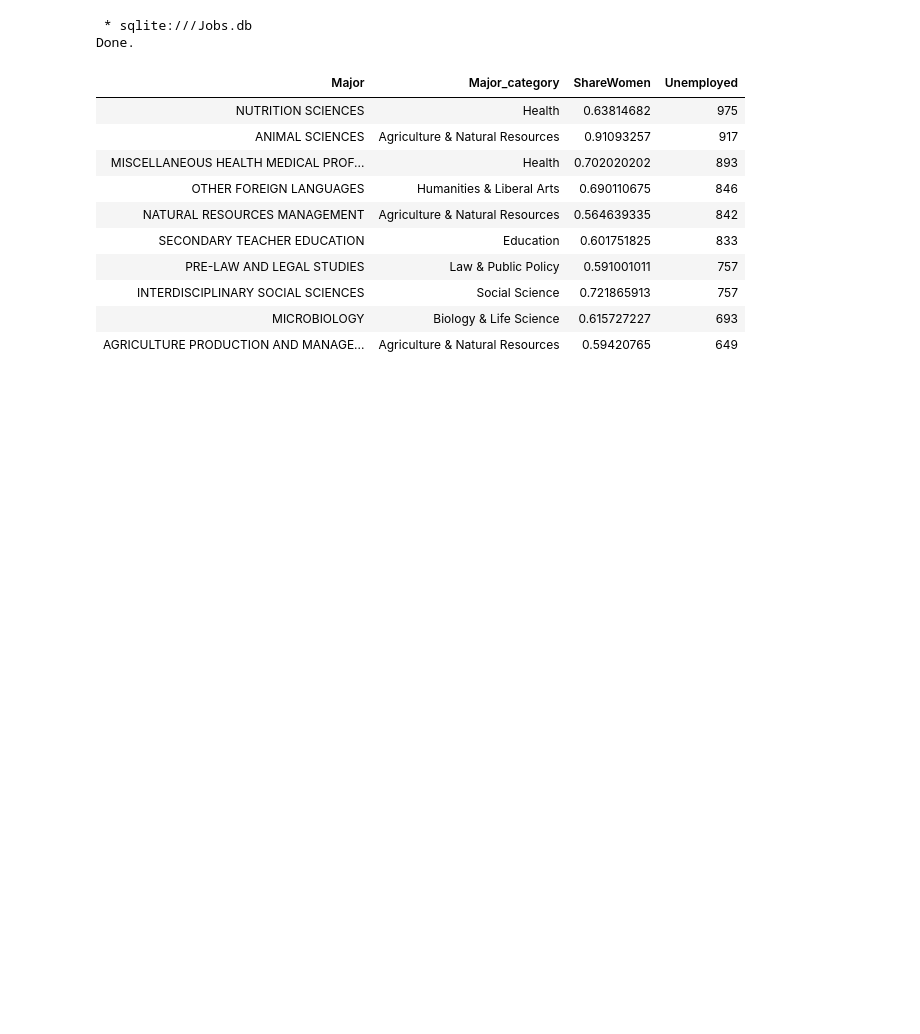
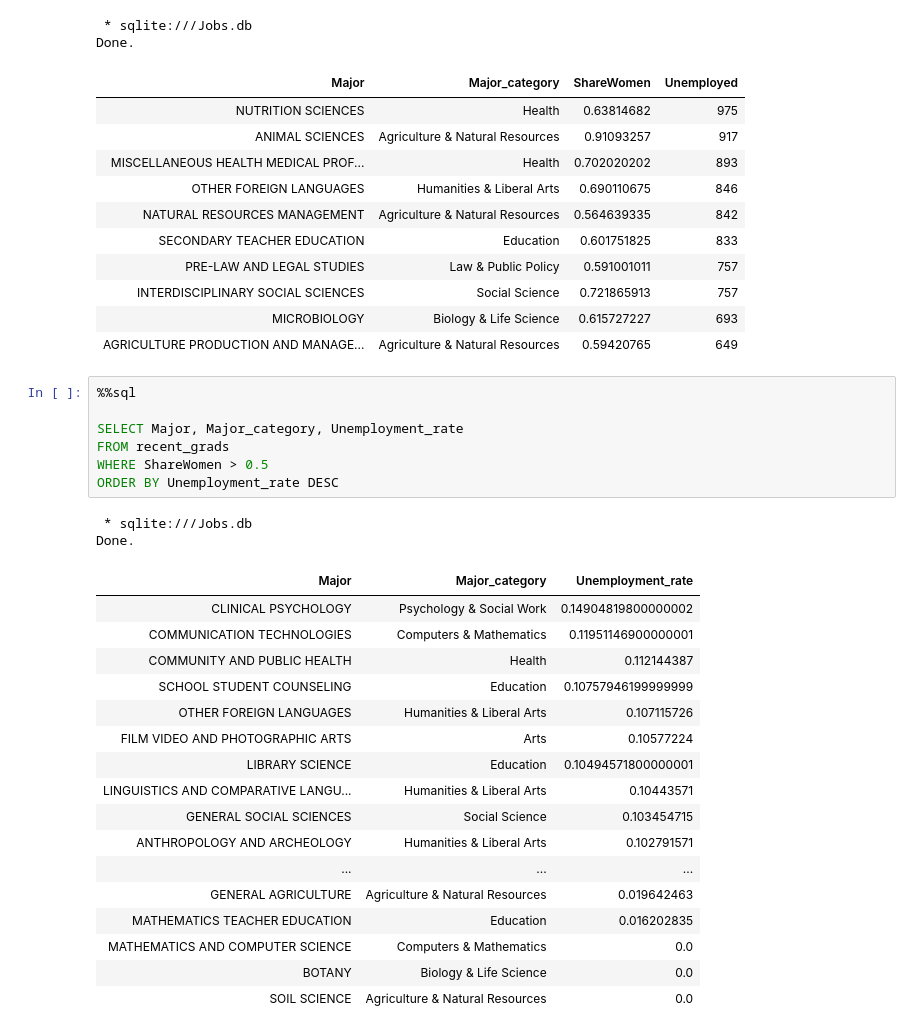
Before and after one commit to wamwangi-mathenge/SQL-Mastery, a Jupyter notebook: 02. SQL Queries/classwork.ipynb, the cells around one changed output. Drawn from its saved outputs; the diff is of its cells as text; blank space fills up the shorter version.

```diff
--- a/02. SQL Queries/classwork.ipynb
+++ b/02. SQL Queries/classwork.ipynb
@@ -95,3 +95,30 @@ Done.
 | INTERDISCIPLINARY SOCIAL SCIENCES | Social Science | 0.721865913 | 757 |
 | MICROBIOLOGY | Biology & Life Science | 0.615727227 | 693 |
 | AGRICULTURE PRODUCTION AND MANAGE... | Agriculture & Natural Resources | 0.59420765 | 649 |
+# %%
+%%sql
+
+SELECT Major, Major_category, Unemployment_rate
+FROM recent_grads
+WHERE ShareWomen > 0.5
+ORDER BY Unemployment_rate DESC
+# %% [output]
+ * sqlite:///Jobs.db
+Done.
+| Major | Major_category | Unemployment_rate |
+| CLINICAL PSYCHOLOGY | Psychology & Social Work | 0.14904819800000002 |
+| COMMUNICATION TECHNOLOGIES | Computers & Mathematics | 0.11951146900000001 |
+| COMMUNITY AND PUBLIC HEALTH | Health | 0.112144387 |
+| SCHOOL STUDENT COUNSELING | Education | 0.10757946199999999 |
+| OTHER FOREIGN LANGUAGES | Humanities & Liberal Arts | 0.107115726 |
+| FILM VIDEO AND PHOTOGRAPHIC ARTS | Arts | 0.10577224 |
+| LIBRARY SCIENCE | Education | 0.10494571800000001 |
+| LINGUISTICS AND COMPARATIVE LANGU... | Humanities & Liberal Arts | 0.10443571 |
+| GENERAL SOCIAL SCIENCES | Social Science | 0.103454715 |
+| ANTHROPOLOGY AND ARCHEOLOGY | Humanities & Liberal Arts | 0.102791571 |
+| ... | ... | ... |
+| GENERAL AGRICULTURE | Agriculture & Natural Resources | 0.019642463 |
+| MATHEMATICS TEACHER EDUCATION | Education | 0.016202835 |
+| MATHEMATICS AND COMPUTER SCIENCE | Computers & Mathematics | 0.0 |
+| BOTANY | Biology & Life Science | 0.0 |
+| SOIL SCIENCE | Agriculture & Natural Resources | 0.0 |
```
